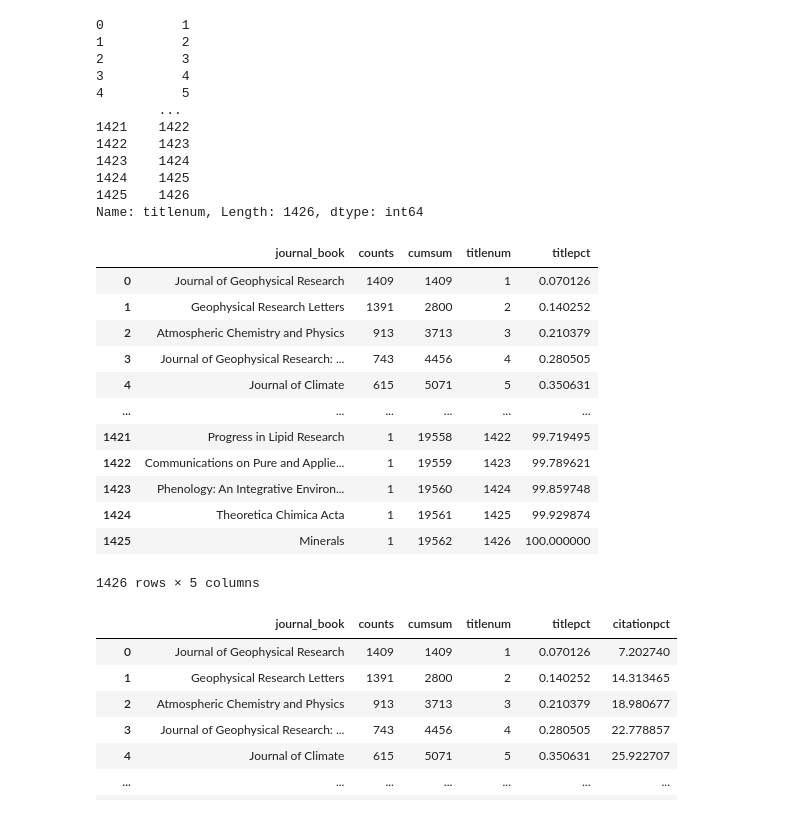
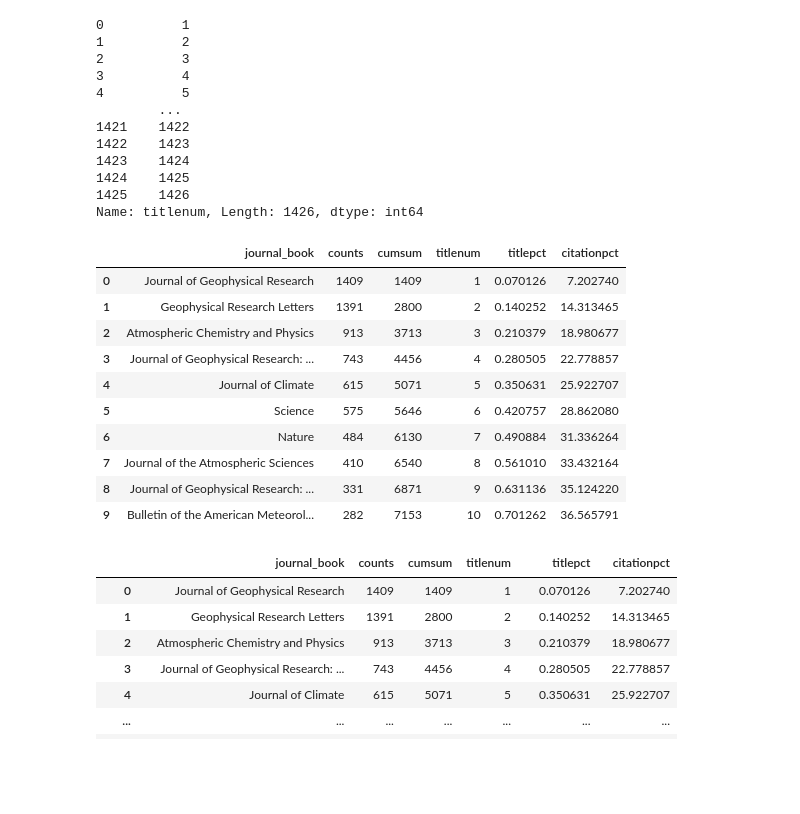
Before and after one commit to samteplitzky/Earth-Science-Citation-Replication-Project, a Jupyter notebook: Citation_Data_Analysis_All_Institutions.ipynb, the cells around one changed output. Cells and saved outputs as stored; diff of their text form; code cells hidden in the pictures; blank space fills up the shorter version.

```diff
--- a/Citation_Data_Analysis_All_Institutions.ipynb
+++ b/Citation_Data_Analysis_All_Institutions.ipynb
@@ -866,21 +808,19 @@ citedRefsMeta_cub_count['titlenum']
 Name: titlenum, Length: 1426, dtype: int64
 # %%
 citedRefsMeta_cub_count['titlepct'] = 100*(citedRefsMeta_cub_count.titlenum/1426)
-citedRefsMeta_cub_count
+citedRefsMeta_cub_count.head(10)
 # %% [output]
-|  | journal_book | counts | cumsum | titlenum | titlepct |
-| 0 | Journal of Geophysical Research | 1409 | 1409 | 1 | 0.070126 |
-| 1 | Geophysical Research Letters | 1391 | 2800 | 2 | 0.140252 |
-| 2 | Atmospheric Chemistry and Physics | 913 | 3713 | 3 | 0.210379 |
-| 3 | Journal of Geophysical Research: ... | 743 | 4456 | 4 | 0.280505 |
-| 4 | Journal of Climate | 615 | 5071 | 5 | 0.350631 |
-| ... | ... | ... | ... | ... | ... |
-| 1421 | Progress in Lipid Research | 1 | 19558 | 1422 | 99.719495 |
-| 1422 | Communications on Pure and Applie... | 1 | 19559 | 1423 | 99.789621 |
-| 1423 | Phenology: An Integrative Environ... | 1 | 19560 | 1424 | 99.859748 |
-| 1424 | Theoretica Chimica Acta | 1 | 19561 | 1425 | 99.929874 |
-| 1425 | Minerals | 1 | 19562 | 1426 | 100.000000 |
+|  | journal_book | counts | cumsum | titlenum | titlepct | citationpct |
+| 0 | Journal of Geophysical Research | 1409 | 1409 | 1 | 0.070126 | 7.202740 |
+| 1 | Geophysical Research Letters | 1391 | 2800 | 2 | 0.140252 | 14.313465 |
+| 2 | Atmospheric Chemistry and Physics | 913 | 3713 | 3 | 0.210379 | 18.980677 |
+| 3 | Journal of Geophysical Research: ... | 743 | 4456 | 4 | 0.280505 | 22.778857 |
+| 4 | Journal of Climate | 615 | 5071 | 5 | 0.350631 | 25.922707 |
+| 5 | Science | 575 | 5646 | 6 | 0.420757 | 28.862080 |
+| 6 | Nature | 484 | 6130 | 7 | 0.490884 | 31.336264 |
+| 7 | Journal of the Atmospheric Sciences | 410 | 6540 | 8 | 0.561010 | 33.432164 |
+| 8 | Journal of Geophysical Research: ... | 331 | 6871 | 9 | 0.631136 | 35.124220 |
+| 9 | Bulletin of the American Meteorol... | 282 | 7153 | 10 | 0.701262 | 36.565791 |
-1426 rows × 5 columns
 # %%
 citedRefsMeta_cub_count['citationpct'] = 100*citedRefsMeta_cub_count['cumsum']/(19562)
 citedRefsMeta_cub_count
```
Also changed, not shown: parts of 16 cells of this notebook.
